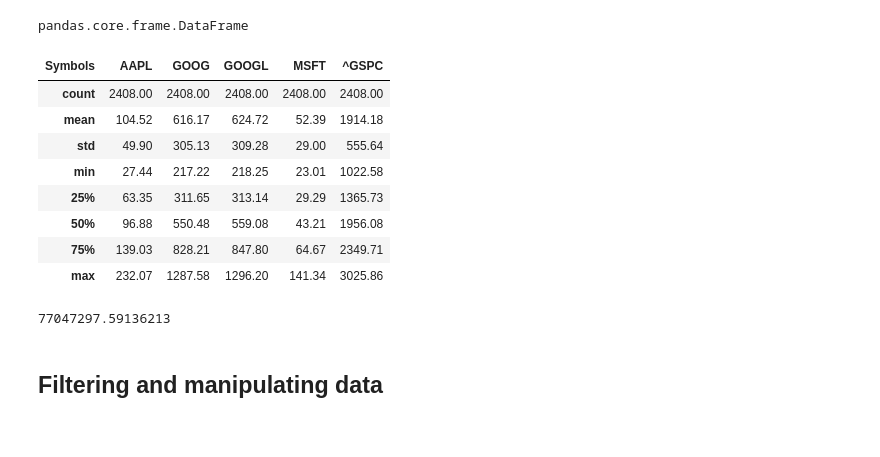
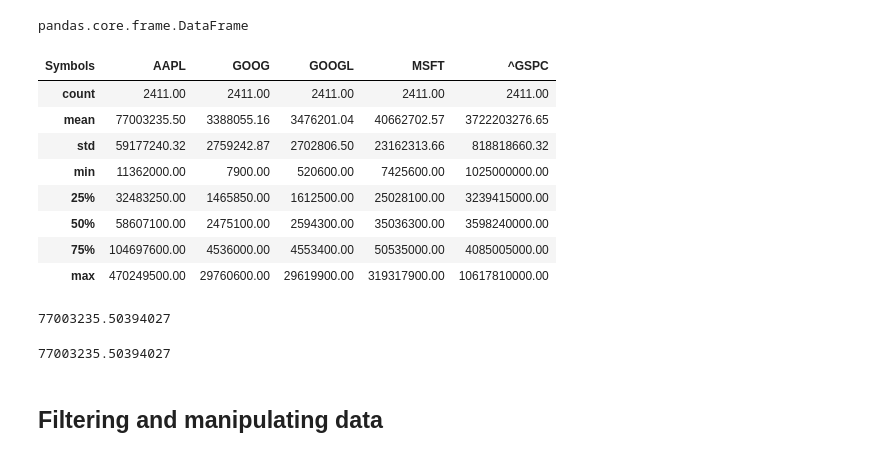
Before and after one commit to michalszczecinski/python_for_data_analysis, a Jupyter notebook: python_for_data_analysis_walkthrough.ipynb, the cells around one changed output. Cells and saved outputs as stored; diff of their text form; code cells hidden in the pictures.

```diff
--- a/python_for_data_analysis_walkthrough.ipynb
+++ b/python_for_data_analysis_walkthrough.ipynb
@@ -709,21 +693,28 @@ type(df_panel_data.describe())
 pandas.core.frame.DataFrame
 # %%
 # we can filter it as any other dataframe
-df_panel_data.describe()['Close']
+df_panel_data.describe()['Volume']
 # %% [output]
 | Symbols | AAPL | GOOG | GOOGL | MSFT | ^GSPC |
-| count | 2408.00 | 2408.00 | 2408.00 | 2408.00 | 2408.00 |
-| mean | 104.52 | 616.17 | 624.72 | 52.39 | 1914.18 |
-| std | 49.90 | 305.13 | 309.28 | 29.00 | 555.64 |
-| min | 27.44 | 217.22 | 218.25 | 23.01 | 1022.58 |
-| 25% | 63.35 | 311.65 | 313.14 | 29.29 | 1365.73 |
-| 50% | 96.88 | 550.48 | 559.08 | 43.21 | 1956.08 |
-| 75% | 139.03 | 828.21 | 847.80 | 64.67 | 2349.71 |
-| max | 232.07 | 1287.58 | 1296.20 | 141.34 | 3025.86 |
+| count | 2411.00 | 2411.00 | 2411.00 | 2411.00 | 2411.00 |
+| mean | 77003235.50 | 3388055.16 | 3476201.04 | 40662702.57 | 3722203276.65 |
+| std | 59177240.32 | 2759242.87 | 2702806.50 | 23162313.66 | 818818660.32 |
+| min | 11362000.00 | 7900.00 | 520600.00 | 7425600.00 | 1025000000.00 |
+| 25% | 32483250.00 | 1465850.00 | 1612500.00 | 25028100.00 | 3239415000.00 |
+| 50% | 58607100.00 | 2475100.00 | 2594300.00 | 35036300.00 | 3598240000.00 |
+| 75% | 104697600.00 | 4536000.00 | 4553400.00 | 50535000.00 | 4085005000.00 |
+| max | 470249500.00 | 29760600.00 | 29619900.00 | 319317900.00 | 10617810000.00 |
-# %%
-df_panel_data.describe()['Volume']['AAPL']['mean']
-# %% [output]
-77047297.59136213
+# %%
+# we can access data we need by doing chained indexing
+df_panel_data.describe()['Volume']['AAPL']['mean']
+# %% [output]
+77003235.50394027
+# %%
+# this gives the same result as by using .loc and list of labels [rows, columns]
+# more about this in hierarchical indexing section https://pandas.pydata.org/pandas-docs/stable/user_guide/advanced.html
+df_panel_data.describe().loc['mean', ('Volume','AAPL')]
+# %% [output]
+77003235.50394027
 # %% [markdown]
 ## Filtering and manipulating data
 # %%
```
Also changed, not shown: parts of 59 cells of this notebook.
